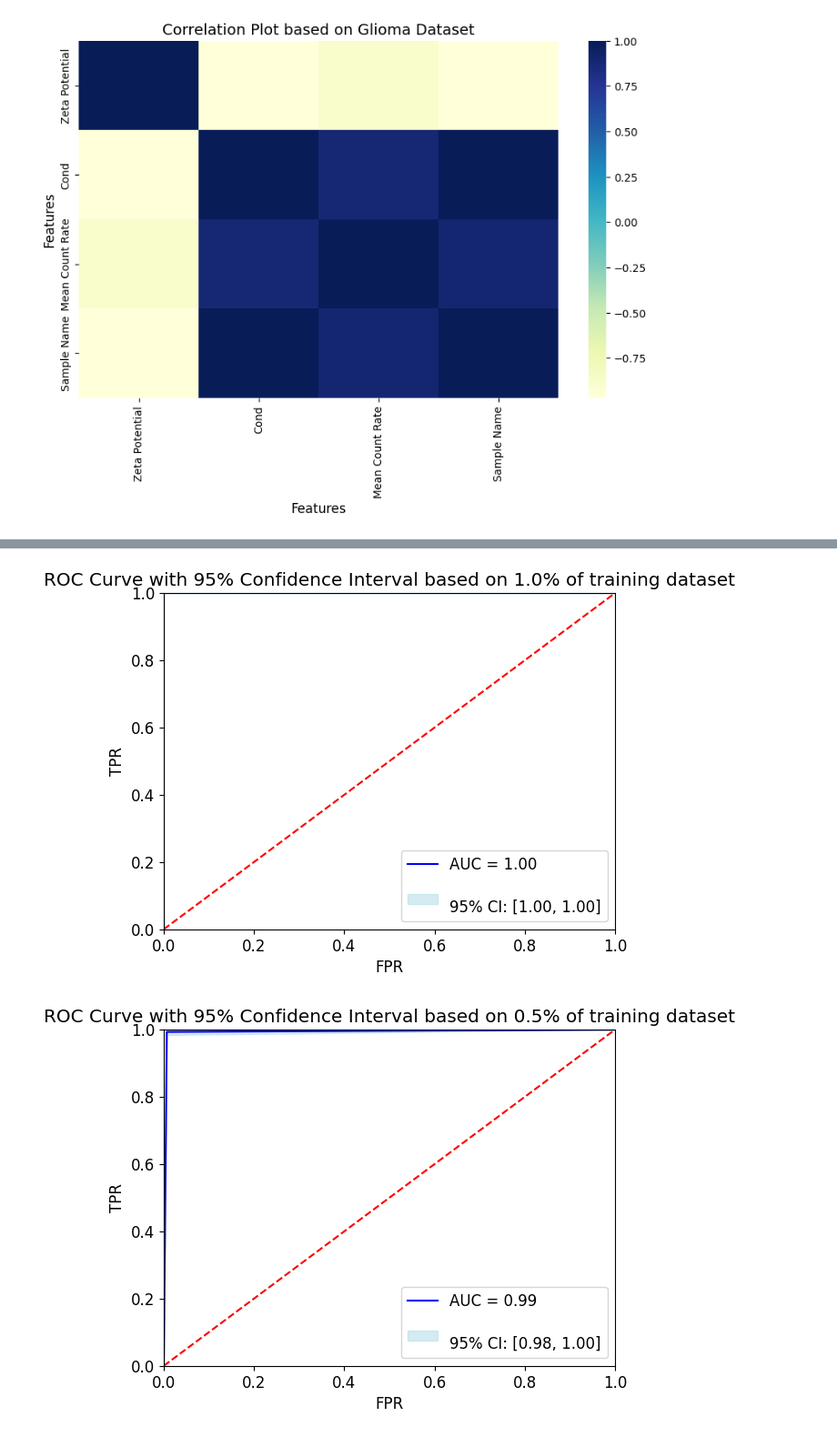
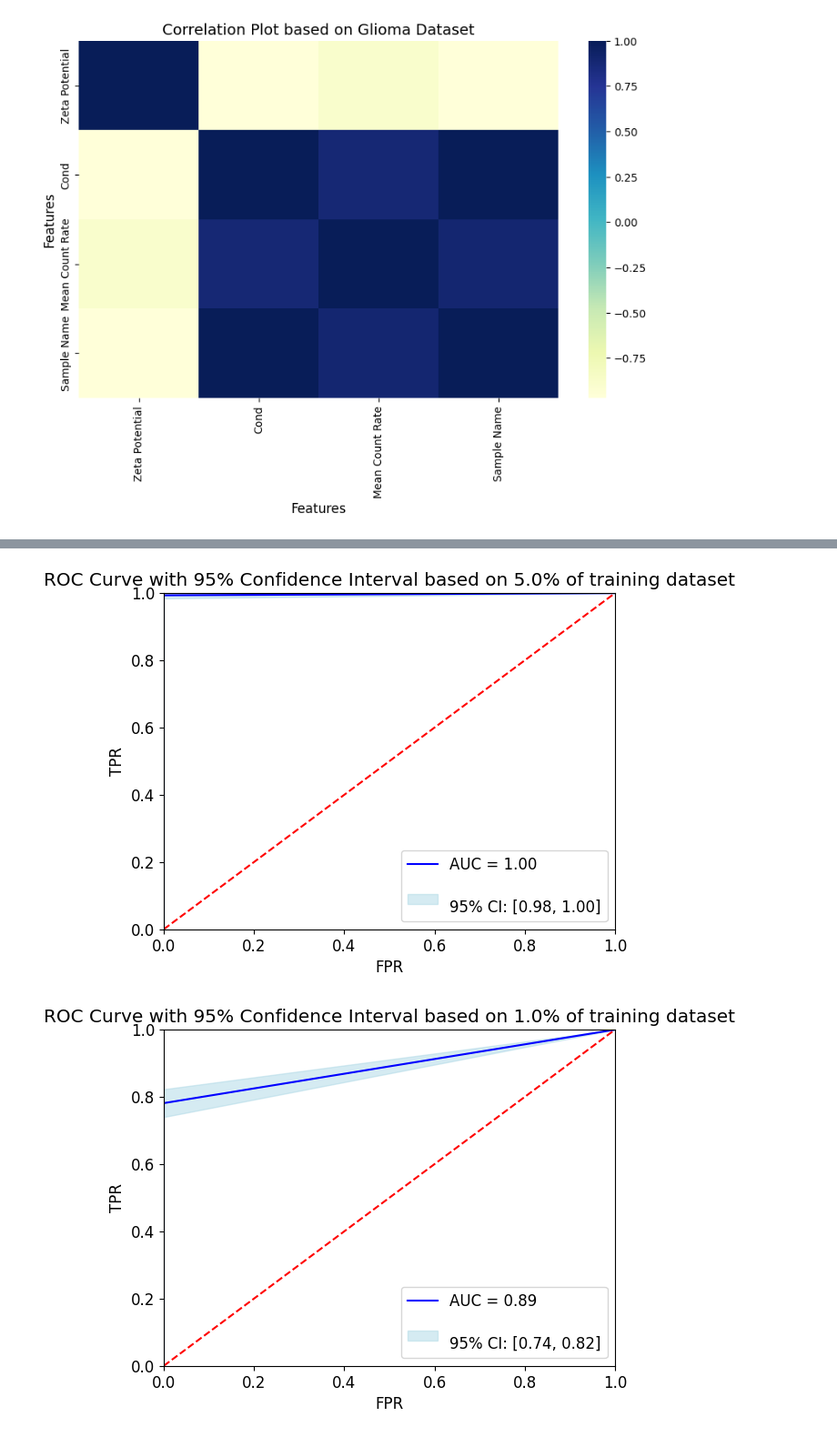
Before and after one commit to Abhimanyu2023/nanoQML, a Jupyter notebook: Quantum_ML/Cell1_hPSC_EVs_vs_Cell2_Caco2_and_Cell3_DLD1_Analysis.ipynb, the cells around one changed output, grey strips where cells are left out. Shown at 91% size. Cells and saved outputs as stored; diff of their text form; code cells hidden in the pictures.

```diff
--- a/Quantum_ML/Cell1_hPSC_EVs_vs_Cell2_Caco2_and_Cell3_DLD1_Analysis.ipynb
+++ b/Quantum_ML/Cell1_hPSC_EVs_vs_Cell2_Caco2_and_Cell3_DLD1_Analysis.ipynb
@@ -176,9 +242,9 @@ Execution Time (Random Forest model) with 0.5% training records is 0.34685301780
 # %%
 #=====================Support Vector Machine Model with different training sets================
-from sklearn.svm import SVC
-clf_SVM = SVC(kernel='sigmoid', probability=True, C = 1, gamma='auto')
+acc_SVC=[]
 for elm in train_set:
-    X_t, dummy_x, y_t, dummy_y = train_test_split(X_train, y_train, train_size=elm, random_state=42)
+    clf_SVM = SVC(kernel='linear', probability=True, C = 1, gamma='scale')
+    X_t, dummy_x, y_t, dummy_y = train_test_split(X_train, y_train, train_size=elm, random_state=123)
     #Start time
     start_time = time.time()
     # Fitting the classifier to the training data
@@ -189,6 +255,7 @@ for elm in train_set:
     y_pred_SVM = clf_SVM.predict(X_test)
     # Evaluating the accuracy of the model
     accuracy = accuracy_score(y_test, y_pred_SVM)
+    acc_SVC.append(accuracy)
     # Calculate the execution time
     execution_time = end_time - start_time
     print(f'Accuracy score(Support Vector Machine Model): {accuracy} with {elm*100}% training records')
@@ -230,7 +310,7 @@ feature_map = ZZFeatureMap(feature_dimension=num_features, reps=1)
 # %%
 ansatz = EfficientSU2(num_qubits=num_features, reps=3)
 # %%
-optimizer = op.COBYLA(maxiter=250)
+optimizer = op.COBYLA(maxiter=350)
 # %%
 sampler = Sampler()
 # %%
@@ -241,11 +321,10 @@ vqc = VQC(
     loss = 'squared_error',
     optimizer=optimizer
 )
-#clear objective value history
-objective_func_vals = []
+acc_vqtask1 = []
 pred_vqtask1 = []
 for elm in train_set:
-    X_t, dummy_x, y_t, dummy_y = train_test_split(train_features, train_labels, train_size=elm, random_state=42)
+    X_t, dummy_x, y_t, dummy_y = train_test_split(train_features, train_labels, train_size=elm, random_state=123)
     #Start time
     start_time = time.time()
     vqc.fit(X_t, y_t.values)
@@ -255,6 +334,7 @@ for elm in train_set:
     pred = vqc.predict(test_features)
     accuracy = accuracy_score(test_labels.values, pred)
     pred_vqtask1.append(pred)
+    acc_vqtask1.append(accuracy)
     #Calculate the execution time
     execution_time = end_time - start_time
     print(f'Accuracy score(VQC Model): {accuracy} with {elm*100}% training records')
@@ -278,19 +373,17 @@ Execution Time (VQC model) with 0.5% training records is 3.4595885276794434 seco
 # %%
-count = 0
 ###### 3D Scatter Plot for VQC model based for Task 1
-for pred in pred_vqtask1:
+for i in range(len(train_set)):
     plt.rcParams.update({'font.size': 12})
     fig = plt.figure(figsize=(9,9))
     ax = plt.subplot(1,1,1,projection='3d')
     ax = fig.add_subplot(111,projection='3d')
-    ax.scatter(test_features[pred==0,0], test_features[pred==0,1], test_features[pred==0,2], c='blue', marker='o', label='Cell_1_hPSC EVs', s=80)
-    ax.scatter(test_features[pred==1,0], test_features[pred==1,1], test_features[pred==1,2], c='red', marker='o', label='Cell_2_Caco2',s=80)
+    ax.scatter(test_features[pred_vqtask1[i]==0,0], test_features[pred_vqtask1[i]==0,1], test_features[pred_vqtask1[i]==0,2], c='red', marker='o', label='Cell_1_hPSC EVs', s=80)
+    ax.scatter(test_features[pred_vqtask1[i]==1,0], test_features[pred_vqtask1[i]==1,1], test_features[pred_vqtask1[i]==1,2], c='blue', marker='o', label='Cell_2_Caco2',s=80)
     # Set labels for each axis
     ax.set_xlabel('ZP (mV)')
     ax.set_ylabel('Cond (mS/cm)')
     ax.set_zlabel('MCR (kcps)')
-    ax.set_title(f'Scatter Plot showing data points based on prediction values based on {train_set[count]*100}% of training dataset')
-    count = count + 1
+    ax.set_title(f'Scatter Plot showing data points based on prediction values based on {train_set[i]*100}% of training dataset')
     ax.tick_params("z", which="major",length=15,width = 2.0)
     ax.legend(loc='upper left')
     plt.show()
@@ -303,8 +397,7 @@ for pred in pred_vqtask1:
 # %%
-count = 0
-for pred in pred_vqtask1:
+for i in range(len(train_set)):
     # Compute the ROC curve and AUC
-    fpr, tpr, thresholds = roc_curve(test_labels, pred)
+    fpr, tpr, thresholds = roc_curve(test_labels, pred_vqtask1[i])
     roc_auc = auc(fpr, tpr)
     # Compute the confidence interval
     std_err = np.sqrt(np.divide(tpr * (1 - tpr), test_labels.size, where=(test_labels.size != 0)) * (fpr + tpr))
@@ -320,8 +413,7 @@ for pred in pred_vqtask1:
     plt.ylim([0.0, 1.0])
     plt.xlabel('FPR')
     plt.ylabel('TPR')
-    plt.title(f'ROC Curve with 95% Confidence Interval based on {train_set[count]*100}% of training dataset')
-    count = count + 1
+    plt.title(f'ROC Curve with 95% Confidence Interval based on {train_set[i]*100}% of training dataset')
     plt.legend(loc="lower right")
     plt.show()
 # %% [output]
@@ -331,2 +423,2 @@ for pred in pred_vqtask1:
-[figure, old version]
+[figure, new version]
-[figure, old version]
+[figure, new version]
```
Also changed, not shown: parts of 34 cells of this notebook.
